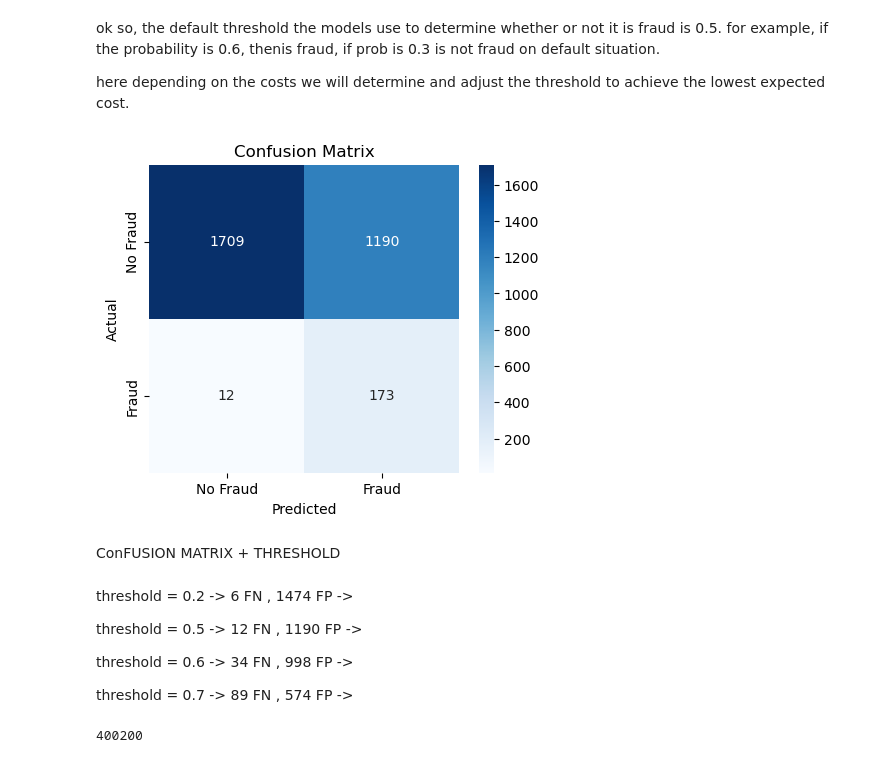
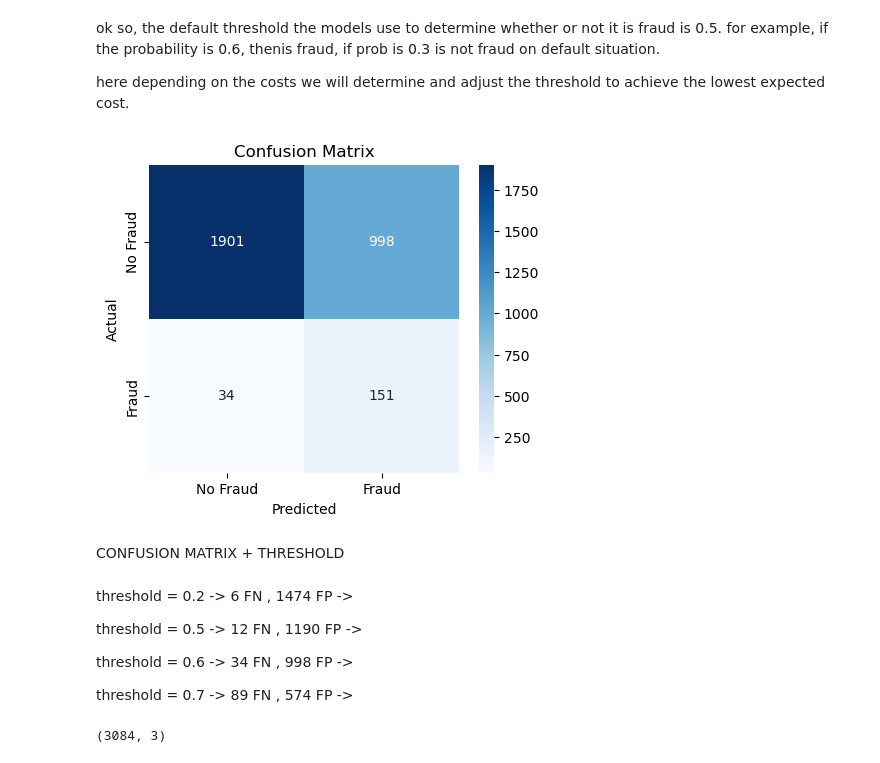
Before and after one commit to yoanl13/End-to-end-final-project-DSML, a Jupyter notebook: 1_DataScience_FinalProject_FraudDetection.ipynb, the cells around one changed output. Drawn from its saved outputs; the diff is of its cells as text; code cells hidden in the pictures.

```diff
--- a/1_DataScience_FinalProject_FraudDetection.ipynb
+++ b/1_DataScience_FinalProject_FraudDetection.ipynb
@@ -1931,19 +1939,19 @@ ok so, the default threshold the models use to determine whether or not it is fr
 
 here depending on the costs we will determine and adjust the threshold to achieve the lowest expected cost.
 # %%
-y_prob = best_rf.predict_proba(X_test_top3)[:, 1]
-y_pred_thresh = (y_prob >= 0.2).astype(int)
+y_prob = best_lr.predict_proba(X_test)[:, 1]
+y_pred_thresh = (y_prob >= 0.6).astype(int)
 cm = confusion_matrix(y_test, y_pred_thresh)
 plt.figure(figsize=(5,4))
 sns.heatmap(cm, annot=True, fmt='d', cmap='Blues', xticklabels=["No Fraud", "Fraud"], yticklabels=["No Fraud", "Fraud"])
 plt.xlabel("Predicted")
 plt.ylabel("Actual")
 plt.title("Confusion Matrix")
 plt.show()
 # %% [output]
-[figure, old version]
+[figure, new version]
 # %% [markdown]
-ConFUSION MATRIX + THRESHOLD
+CONFUSION MATRIX + THRESHOLD
 # %% [markdown]
 threshold = 0.2 -> 6 FN , 1474 FP   ->
 
@@ -1958,4 +1966,4 @@ FP = 300
-# %%
-6*FN + 1274*FP
-# %% [output]
-400200
+# %%
+X_test_top3.shape
+# %% [output]
+(3084, 3)
```
Also changed, not shown: parts of 21 cells of this notebook.
